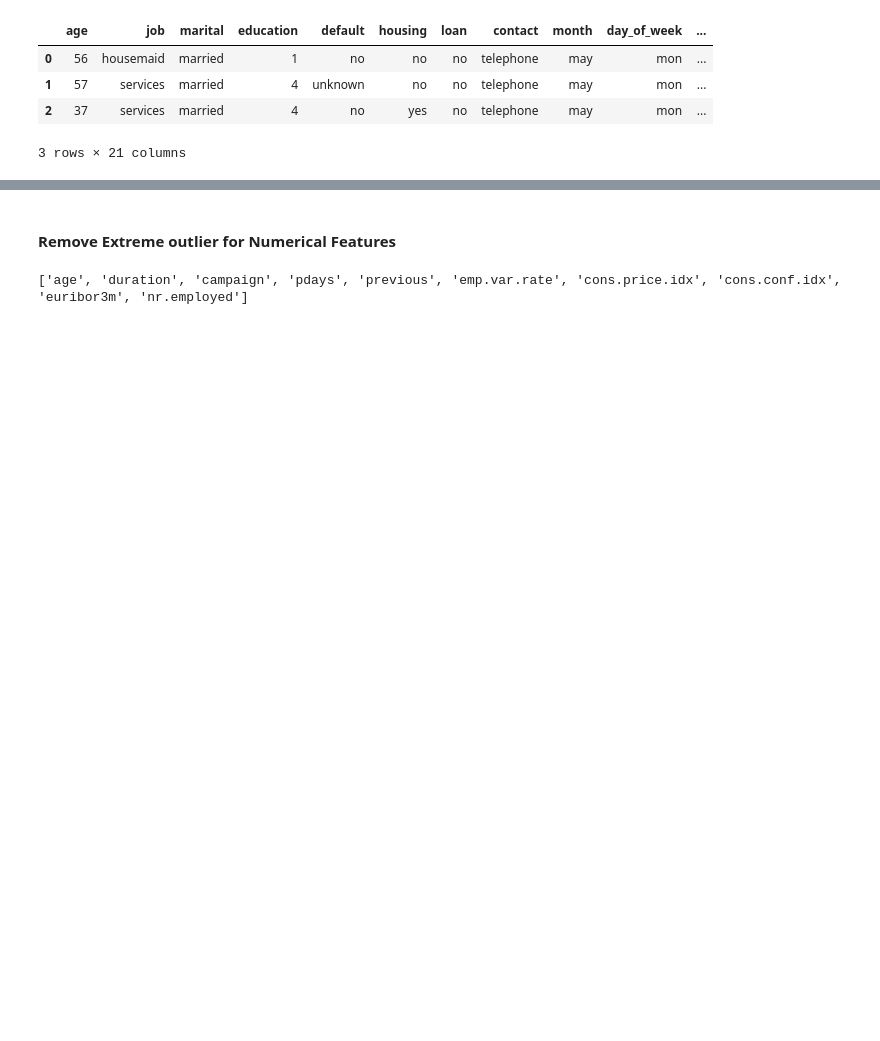
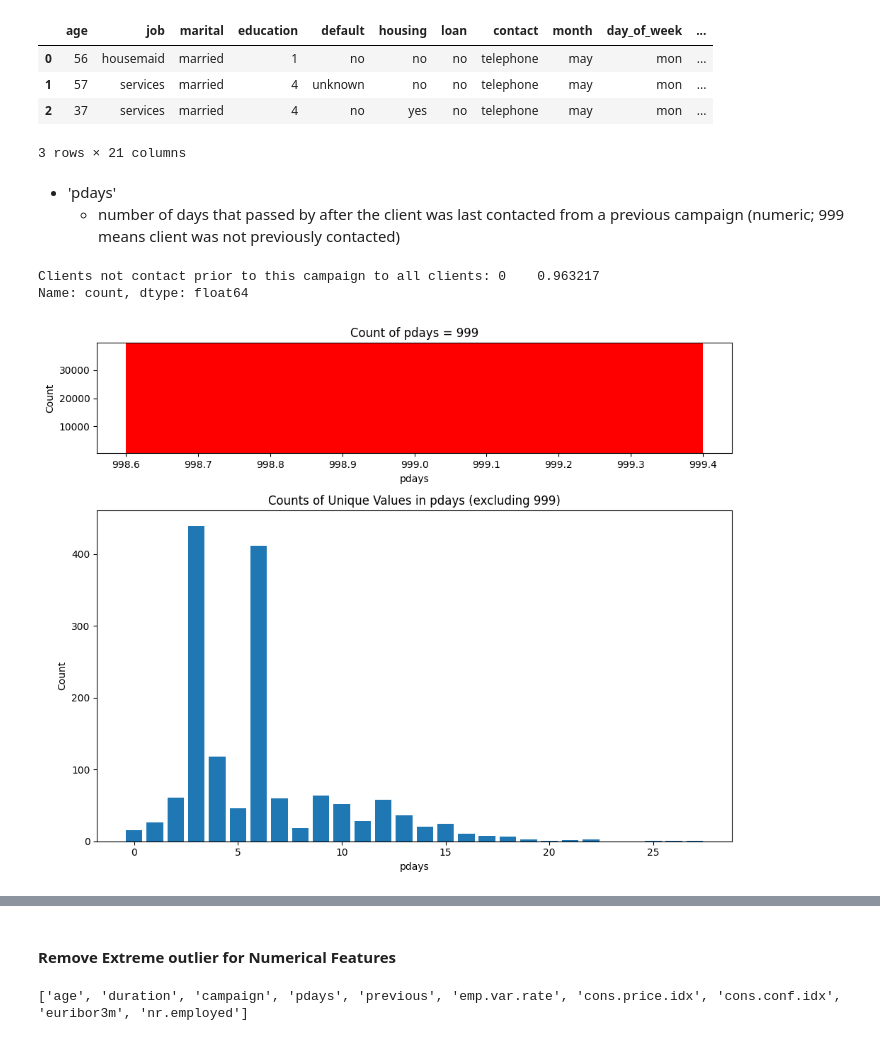
Before and after one commit to shivaallala/Bank-Marketing-Term-Deposit-Subscription-Prediction, a Jupyter notebook: Prompt.ipynb, the cells around one changed output, grey strips where cells are left out. Saved outputs shown, nothing was run; the diff lists cells and outputs as text; code cells hidden in the pictures; blank space fills up the shorter version.

```diff
--- a/Prompt.ipynb
+++ b/Prompt.ipynb
@@ -316,3 +323,41 @@ df_cleaned.head(3)
 | 1 | 57 | services | married | 4 | unknown | no | no | telephone | may | mon | ... |
 | 2 | 37 | services | married | 4 | no | yes | no | telephone | may | mon | ... |
 3 rows × 21 columns
+# %% [markdown]
+- 'pdays'
+  - number of days that passed by after the client was last contacted from a previous campaign (numeric; 999 means client was not previously contacted)
+# %%
+# Get counts of unique values in 'pdays'
+pdays_counts = df_cleaned['pdays'].value_counts().reset_index()
+pdays_counts.columns = ['pdays', 'count']
+# %%
+per_not_contact_prior = pdays_counts[pdays_counts['pdays'] == 999]['count']/pdays_counts['count'].sum()
+print("Clients not contact prior to this campaign to all clients: " + str(per_not_contact_prior))
+# %% [output]
+Clients not contact prior to this campaign to all clients: 0    0.963217
+Name: count, dtype: float64
+# %%
+# Separate the count of 999 from the rest
+pdays_999_count = pdays_counts[pdays_counts['pdays'] == 999]
+pdays_other_counts = pdays_counts[pdays_counts['pdays'] != 999]
+
+# Plotting the counts
+fig, ax = plt.subplots(2, 1, figsize=(10, 8), gridspec_kw={'height_ratios': [1, 3]})
+
+# Plot the count of 999
+ax[0].bar(pdays_999_count['pdays'], pdays_999_count['count'], color='red')
+ax[0].set_xlabel('pdays')
+ax[0].set_ylabel('Count')
+ax[0].set_title('Count of pdays = 999')
+ax[0].set_ylim(pdays_other_counts['count'].max(), pdays_999_count['count'].max() + 10)
+
+# Plot the counts of other values
+ax[1].bar(pdays_other_counts['pdays'], pdays_other_counts['count'])
+ax[1].set_xlabel('pdays')
+ax[1].set_ylabel('Count')
+ax[1].set_title('Counts of Unique Values in pdays (excluding 999)')
+
+plt.tight_layout()
+plt.show()
+# %% [output]
+[figure, added]
```
Also changed, not shown: parts of 70 cells of this notebook, 1 other file.
